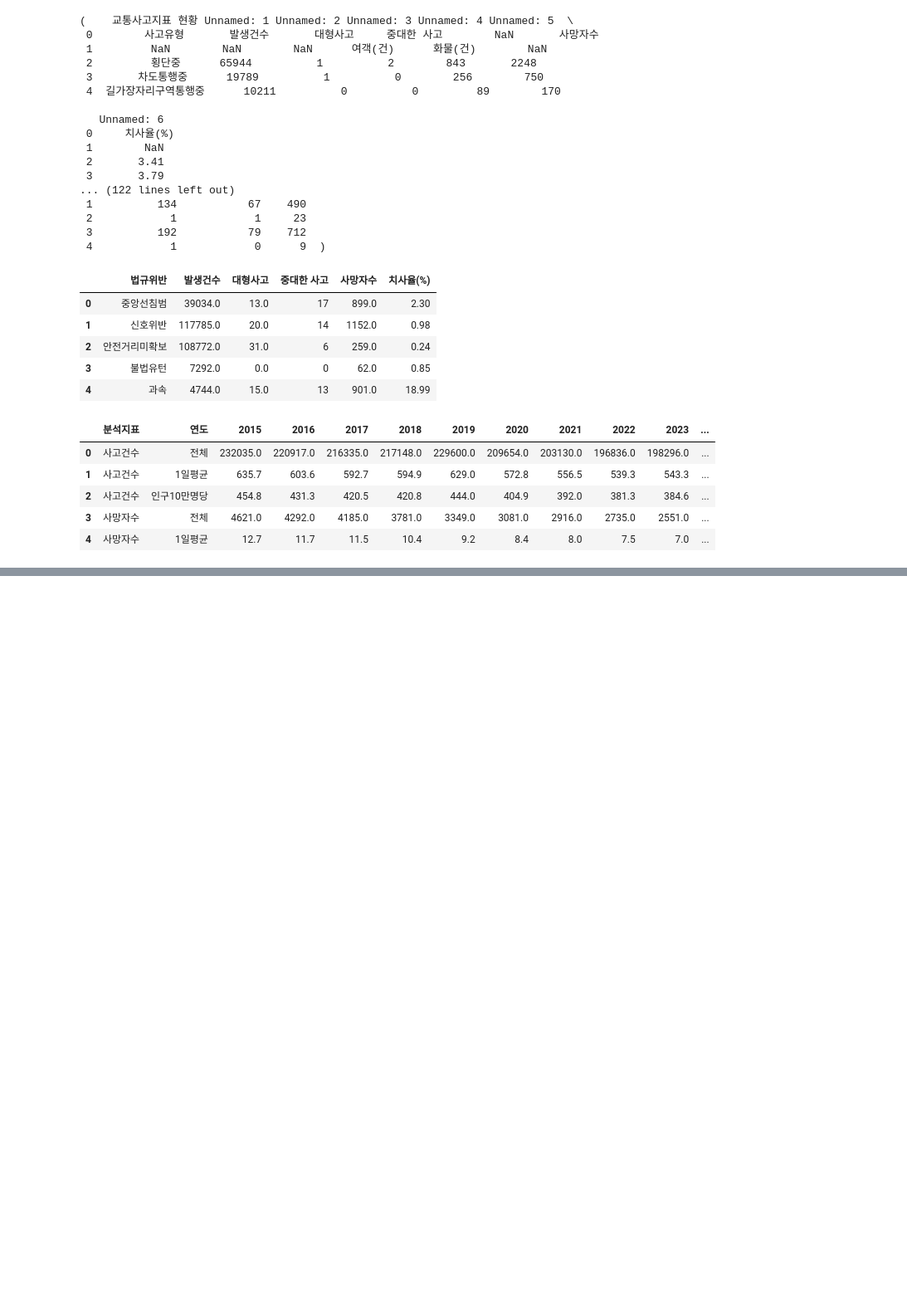
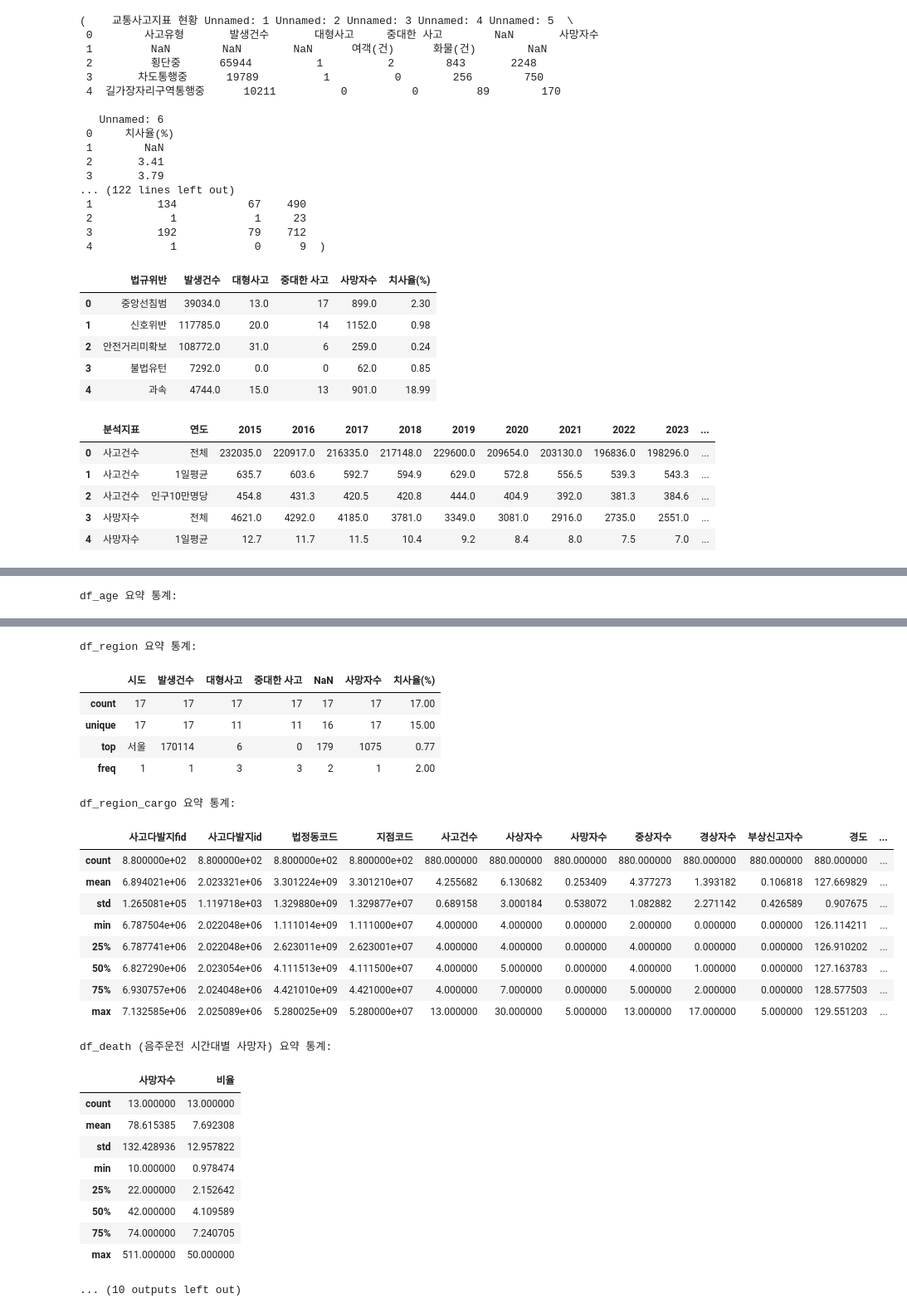
Before and after one commit to bbbbbin2/2025_BigData, a Jupyter notebook: 전처리.ipynb, the cells around one changed output, grey strips where cells are left out. Shown at 83% size. Saved outputs shown, nothing was run; the diff lists cells and outputs as text; code cells hidden in the pictures; blank space fills up the shorter version.

```diff
--- a/전처리.ipynb
+++ b/전처리.ipynb
@@ -253,7 +275,0 @@ df_death_age = df_death_age.sort_values("합계", ascending=False)
-# %%
-# 지역 / 경력 / 연령 데이터에서 “알수없음” 제거
-for col in ["연령대별", "운전경력", "시도"]:
-    if col in df_age.columns:
-        df_age = drop_values(df_age, col)
-    if col in df_region.columns:
-        df_region = drop_values(df_region, col)
@@ -298,0 +615,45 @@ df_heat = df_heat.set_index("가해운전자(1당) 연령대")
+# %%
+# df_violation 요약 통계 출력
+print("df_violation 요약 통계:")
+display(df_violation.describe())
+
+# df_year 요약 통계 출력
+print("\ndf_year 요약 통계:")
+display(df_year.describe())
+
+# df_age 요약 통계 출력
+print("\ndf_age 요약 통계:")
+display(df_age.describe())
+
+# df_region 요약 통계 출력
+print("\ndf_region 요약 통계:")
+display(df_region.describe())
+
+# df_region_cargo 요약 통계 출력
+print("\ndf_region_cargo 요약 통계:")
+display(df_region_cargo.describe())
+
+# df_death (음주운전 시간대별 사망자) 요약 통계 출력
+print("\ndf_death (음주운전 시간대별 사망자) 요약 통계:")
+display(df_death.describe())
+
+# df_death_age (음주운전 연령대별 사망자) 요약 통계 출력
+print("\ndf_death_age (음주운전 연령대별 사망자) 요약 통계:")
+display(df_death_age.describe())
+
+# df_heat (연령대별 사고 원인 히트맵 데이터) 요약 통계 출력
+print("\ndf_heat (연령대별 사고 원인 히트맵 데이터) 요약 통계:")
+display(df_heat.describe())
+
+# df_type_processed (사고 유형별 교통사고) 요약 통계 출력
+print("\ndf_type_processed (사고 유형별 교통사고) 요약 통계:")
+display(df_type_processed.describe())
+
+# df_weather_long (기상 상태별 교통사고) 요약 통계 출력
+print("\ndf_weather_long (기상 상태별 교통사고) 요약 통계:")
+display(df_weather_long.describe())
+
+# df_month_long (월별 교통사고) 요약 통계 출력
+print("\ndf_month_long (월별 교통사고) 요약 통계:")
+display(df_month_long.describe())
+# %% [output]
@@ -298,0 +680 @@ df_heat = df_heat.set_index("가해운전자(1당) 연령대")
+df_age 요약 통계:
@@ -298,0 +686,27 @@ df_heat = df_heat.set_index("가해운전자(1당) 연령대")
+df_region 요약 통계:
+|  | 시도 | 발생건수 | 대형사고 | 중대한 사고 | NaN | 사망자수 | 치사율(%) |
+| count | 17 | 17 | 17 | 17 | 17 | 17 | 17.00 |
+| unique | 17 | 17 | 11 | 11 | 16 | 17 | 15.00 |
+| top | 서울 | 170114 | 6 | 0 | 179 | 1075 | 0.77 |
+| freq | 1 | 1 | 3 | 3 | 2 | 1 | 2.00 |
+df_region_cargo 요약 통계:
+|  | 사고다발지fid | 사고다발지id | 법정동코드 | 지점코드 | 사고건수 | 사상자수 | 사망자수 | 중상자수 | 경상자수 | 부상신고자수 | 경도 | ... |
+| count | 8.800000e+02 | 8.800000e+02 | 8.800000e+02 | 8.800000e+02 | 880.000000 | 880.000000 | 880.000000 | 880.000000 | 880.000000 | 880.000000 | 880.000000 | ... |
+| mean | 6.894021e+06 | 2.023321e+06 | 3.301224e+09 | 3.301210e+07 | 4.255682 | 6.130682 | 0.253409 | 4.377273 | 1.393182 | 0.106818 | 127.669829 | ... |
+| std | 1.265081e+05 | 1.119718e+03 | 1.329880e+09 | 1.329877e+07 | 0.689158 | 3.000184 | 0.538072 | 1.082882 | 2.271142 | 0.426589 | 0.907675 | ... |
+| min | 6.787504e+06 | 2.022048e+06 | 1.111014e+09 | 1.111000e+07 | 4.000000 | 4.000000 | 0.000000 | 2.000000 | 0.000000 | 0.000000 | 126.114211 | ... |
+| 25% | 6.787741e+06 | 2.022048e+06 | 2.623011e+09 | 2.623001e+07 | 4.000000 | 4.000000 | 0.000000 | 4.000000 | 0.000000 | 0.000000 | 126.910202 | ... |
+| 50% | 6.827290e+06 | 2.023054e+06 | 4.111513e+09 | 4.111500e+07 | 4.000000 | 5.000000 | 0.000000 | 4.000000 | 1.000000 | 0.000000 | 127.163783 | ... |
+| 75% | 6.930757e+06 | 2.024048e+06 | 4.421010e+09 | 4.421000e+07 | 4.000000 | 7.000000 | 0.000000 | 5.000000 | 2.000000 | 0.000000 | 128.577503 | ... |
+| max | 7.132585e+06 | 2.025089e+06 | 5.280025e+09 | 5.280000e+07 | 13.000000 | 30.000000 | 5.000000 | 13.000000 | 17.000000 | 5.000000 | 129.551203 | ... |
+df_death (음주운전 시간대별 사망자) 요약 통계:
+|  | 사망자수 | 비율 |
+| count | 13.000000 | 13.000000 |
+| mean | 78.615385 | 7.692308 |
+| std | 132.428936 | 12.957822 |
+| min | 10.000000 | 0.978474 |
+| 25% | 22.000000 | 2.152642 |
+| 50% | 42.000000 | 4.109589 |
+| 75% | 74.000000 | 7.240705 |
+| max | 511.000000 | 50.000000 |
+... (10 outputs left out)
```
Also changed, not shown: parts of 18 cells of this notebook.
